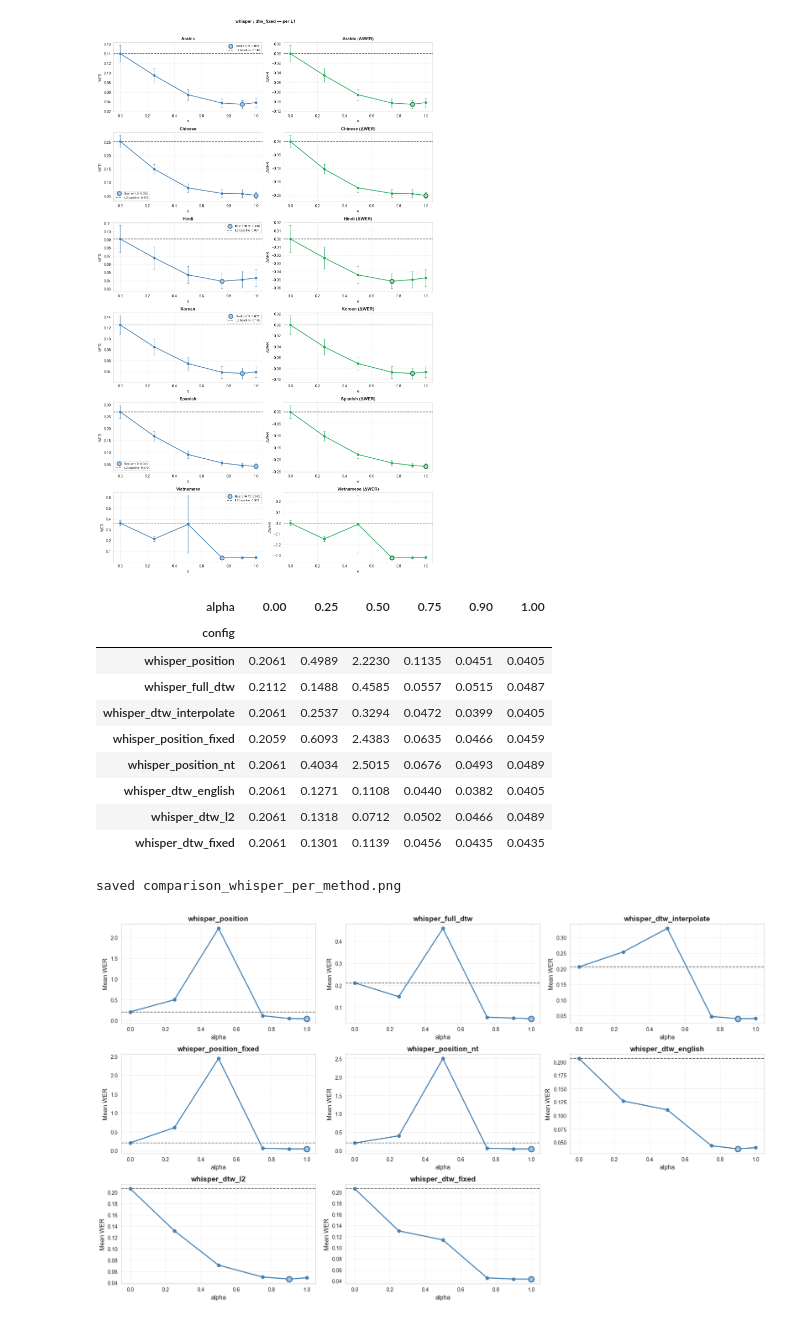
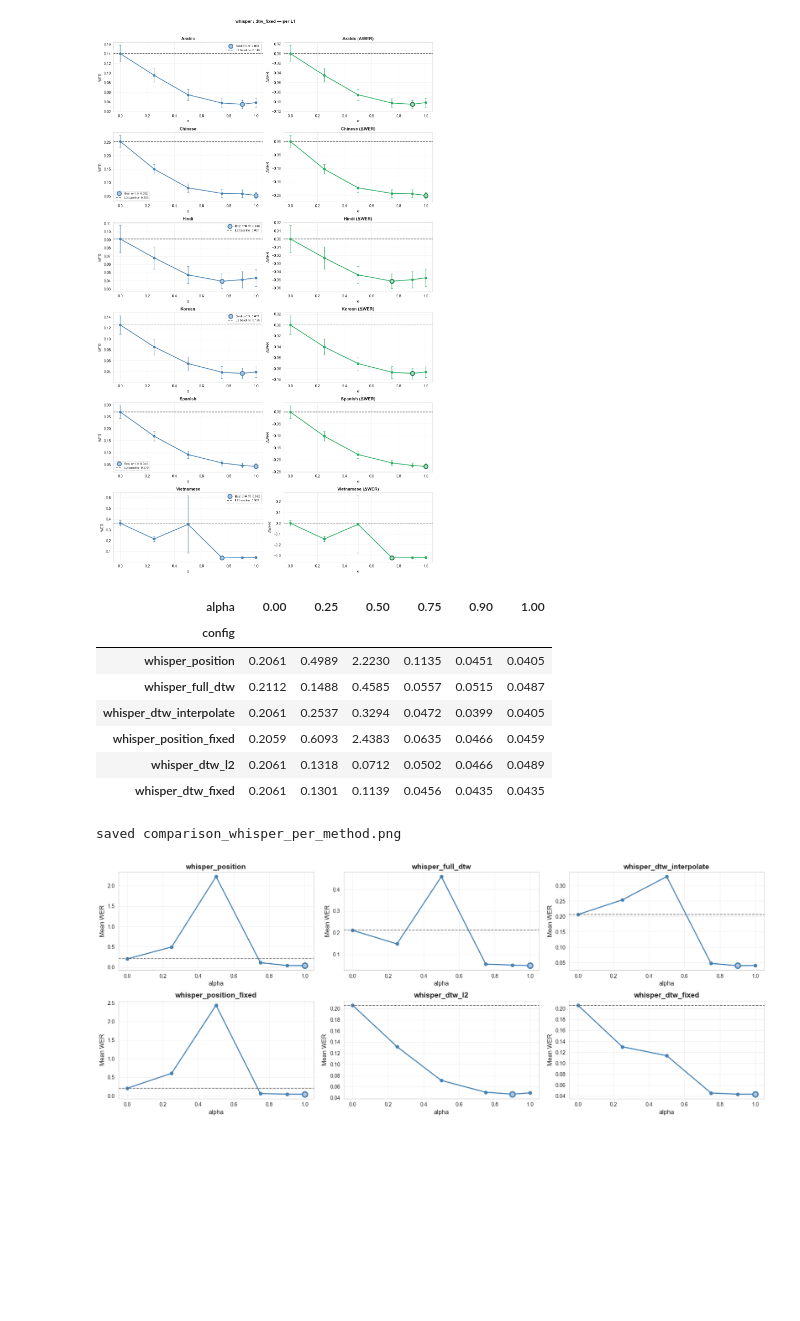
Before and after one commit to Tisya-V/accent-robust-asr, a Jupyter notebook: src/analysis/e2_steering_plots.ipynb, the cells around one changed output. Saved outputs shown, nothing was run; the diff lists cells and outputs as text; code cells hidden in the pictures; blank space fills up the shorter version.

```diff
--- a/src/analysis/e2_steering_plots.ipynb
+++ b/src/analysis/e2_steering_plots.ipynb
@@ -115,10 +115,10 @@ CONFIGS = [
     'whisper_full_dtw',
     'whisper_dtw_interpolate',
     'whisper_position_fixed',
-    'whisper_position_nt',
-    'whisper_dtw_english',
     'whisper_dtw_l2',
     'whisper_dtw_fixed',
+    # 'whisper_position_nt',
+    # 'whisper_dtw_english',
     # 'whisfusion_position',
     # 'whisfusion_full_dtw',
     # 'whisfusion_dtw_interpolate',
@@ -158,36 +158,34 @@ for ax, (cfg, d) in zip(axes.flat, dfs.items()):
     best_i   = int(stats.values.argmin())
     alphas   = stats.index.values
     wers     = stats.values
 
     ax.plot(alphas, wers, 'o-', lw=2, ms=6, color='steelblue')
     ax.plot(alphas[best_i], wers[best_i], 'o', ms=10,
             color='lightsteelblue', mec='steelblue', mew=2.5,
             label=f'best alpha={alphas[best_i]}  WER={wers[best_i]:.3f}')
     ax.axhline(baseline, color='dimgray', ls='--', lw=1.3)
     ax.set_title(cfg, fontweight='bold', fontsize=14)
     ax.set_xlabel('alpha', fontsize=12); ax.set_ylabel('Mean WER', fontsize=12)
     ax.grid(True, alpha=0.3)
 
 title_tag = COMPARE_DECODER or 'all'
 # fig.suptitle(f'Mean WER vs alpha — {title_tag}', fontweight='bold', y=1.01)
 plt.tight_layout()
 save = RESULTS_DIR / f'comparison_{title_tag}_per_method.png'
 plt.savefig(save, dpi=150, bbox_inches='tight')
 print(f'saved {save.name}')
 plt.show()
 # %% [output]
 | alpha | 0.00 | 0.25 | 0.50 | 0.75 | 0.90 | 1.00 |
 | config |  |  |  |  |  |  |
 | whisper_position | 0.2061 | 0.4989 | 2.2230 | 0.1135 | 0.0451 | 0.0405 |
 | whisper_full_dtw | 0.2112 | 0.1488 | 0.4585 | 0.0557 | 0.0515 | 0.0487 |
 | whisper_dtw_interpolate | 0.2061 | 0.2537 | 0.3294 | 0.0472 | 0.0399 | 0.0405 |
 | whisper_position_fixed | 0.2059 | 0.6093 | 2.4383 | 0.0635 | 0.0466 | 0.0459 |
-| whisper_position_nt | 0.2061 | 0.4034 | 2.5015 | 0.0676 | 0.0493 | 0.0489 |
-| whisper_dtw_english | 0.2061 | 0.1271 | 0.1108 | 0.0440 | 0.0382 | 0.0405 |
 | whisper_dtw_l2 | 0.2061 | 0.1318 | 0.0712 | 0.0502 | 0.0466 | 0.0489 |
 | whisper_dtw_fixed | 0.2061 | 0.1301 | 0.1139 | 0.0456 | 0.0435 | 0.0435 |
 saved comparison_whisper_per_method.png
-[figure, old version]
+[figure, new version]
 # %%
 # -- All-methods cosine similarity analysis -----------------------------------
 # Computes cos_sim(steered_output, z_nat) for every active config and plots
```
Also changed, not shown: parts of 1 cell of this notebook, 57 other files.
